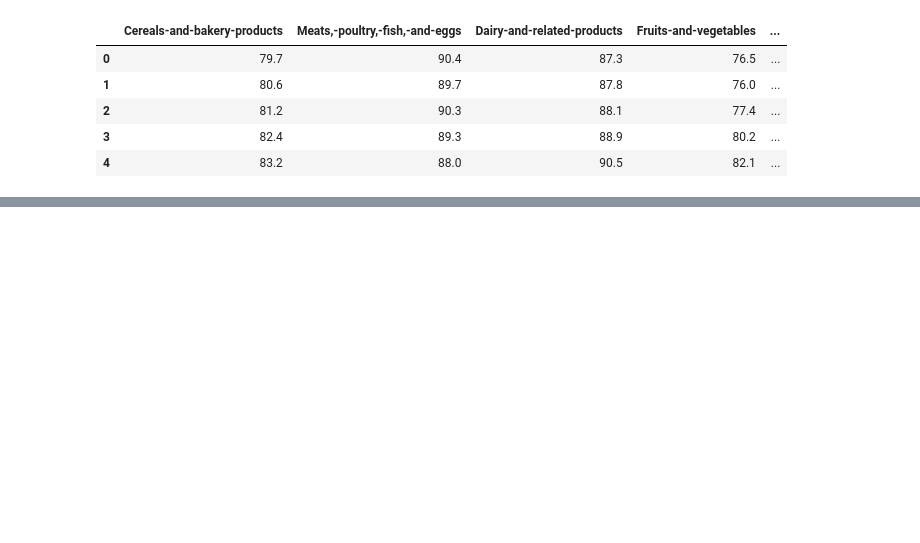
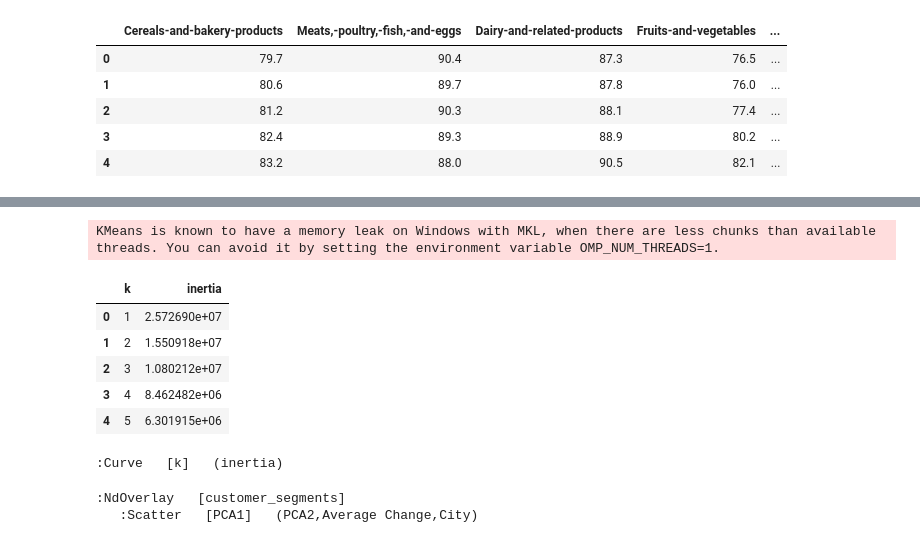
Before and after one commit to MrGoots/MachineLearning_Project, a Jupyter notebook: clusterMain.ipynb, the cells around one changed output, grey strips where cells are left out. Cells and saved outputs as stored; diff of their text form; code cells hidden in the pictures; blank space fills up the shorter version.

```diff
--- a/clusterMain.ipynb
+++ b/clusterMain.ipynb
@@ -47,0 +123,35 @@ spendDf
+# %%
+# Create a a list to store inertia values and the values of k
+inertia = []
+k = list(range(1, 11))
+
+# Append the value of the computed inertia from the `inertia_` attribute of teh KMeans model instance
+for i in k:
+    k_model = KMeans(n_clusters=i, random_state=1)
+    k_model.fit(spendPcaDf)
+    inertia.append(k_model.inertia_)
+
+# Define a DataFrame to hold the values for k and the corresponding inertia
+elbow_data = {"k": k, "inertia": inertia}
+df_elbow = pd.DataFrame(elbow_data)
+
+# Review the DataFrame
+df_elbow.head()
+# %% [output]
+KMeans is known to have a memory leak on Windows with MKL, when there are less chunks than available threads. You can avoid it by setting the environment variable OMP_NUM_THREADS=1.
+|  | k | inertia |
+| 0 | 1 | 2.572690e+07 |
+| 1 | 2 | 1.550918e+07 |
+| 2 | 3 | 1.080212e+07 |
+| 3 | 4 | 8.462482e+06 |
+| 4 | 5 | 6.301915e+06 |
+# %%
+# Plot the Elbow Curve
+df_elbow.hvplot.line(
+    x="k",
+    y="inertia",
+    title="Elbow Curve",
+    xticks=k
+)
+# %% [output]
+:Curve   [k]   (inertia)
@@ -47,0 +184,13 @@ spendDf
+# %%
+spendPcaDf_pred.hvplot.scatter(
+    x="PCA1",
+    y="PCA2",
+    s = 'Average Change',
+    scale = 50,
+    by="customer_segments",
+    hover_cols=['City']
+
+)
+# %% [output]
+:NdOverlay   [customer_segments]
+   :Scatter   [PCA1]   (PCA2,Average Change,City)
```
Also changed, not shown: parts of 15 cells of this notebook, 2 other files.
